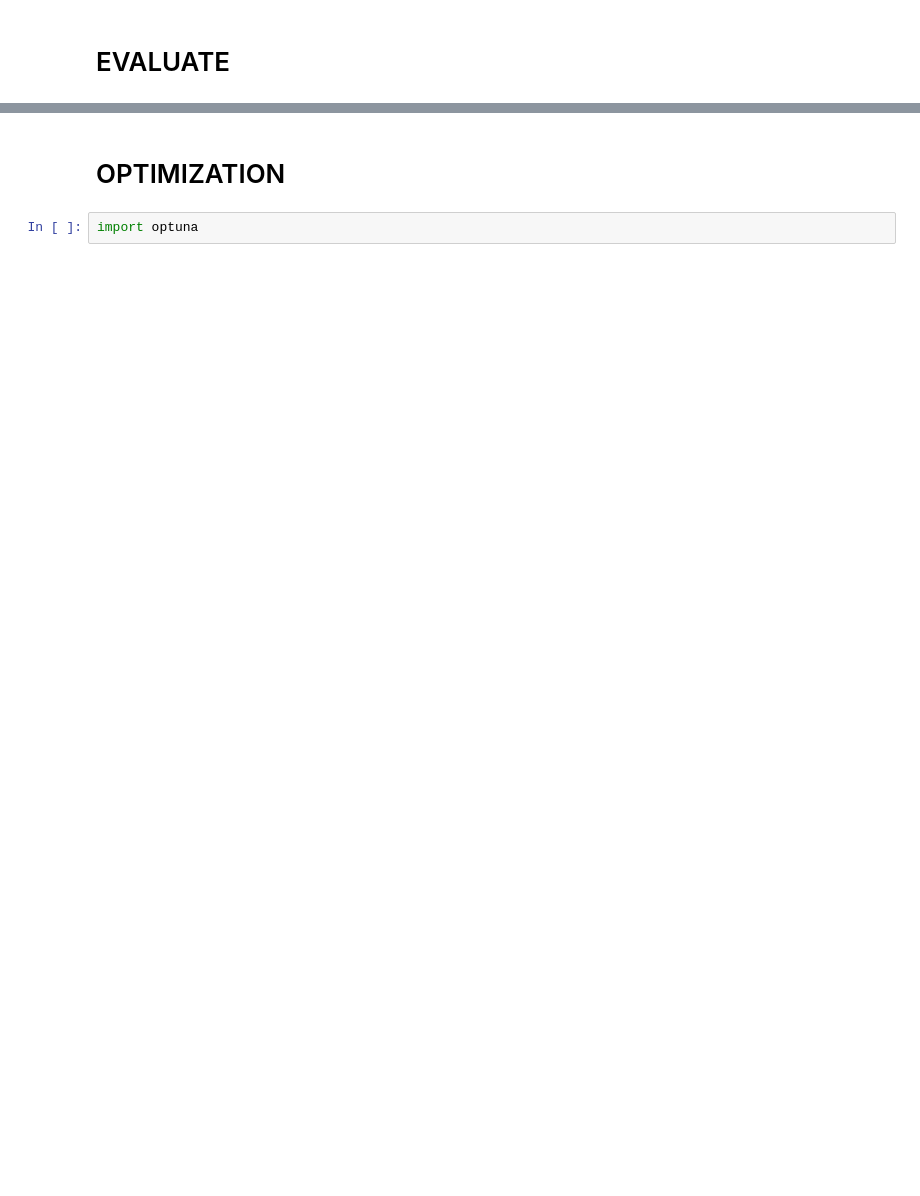
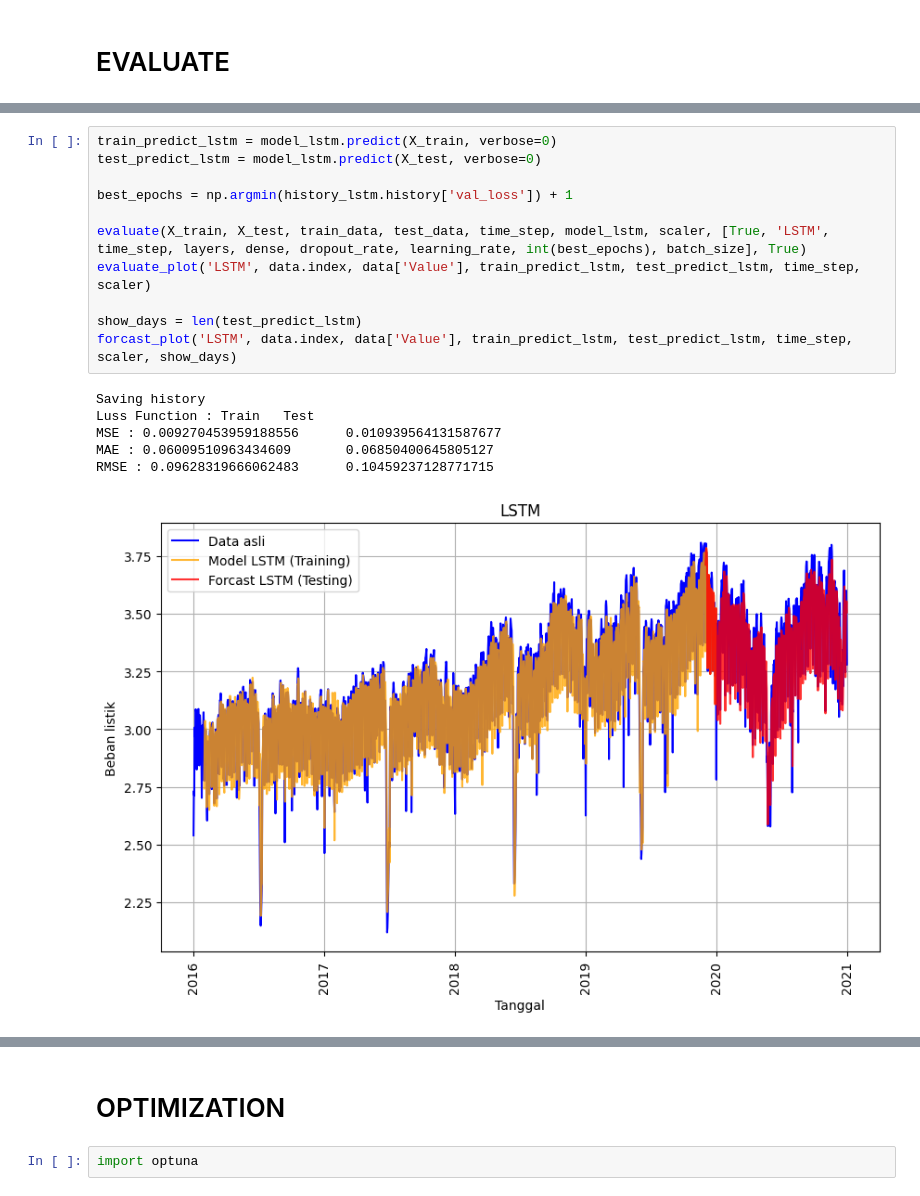
Before and after one commit to saazizau/ipynb, a Jupyter notebook: Notebook/LSTM_&_BiLSTM.ipynb, the cells around one changed output, grey strips where cells are left out. Saved outputs shown, nothing was run; the diff lists cells and outputs as text; blank space fills up the shorter version.

```diff
--- a/Notebook/LSTM_&_BiLSTM.ipynb
+++ b/Notebook/LSTM_&_BiLSTM.ipynb
@@ -427,3 +437,21 @@ def forcast_plot(title, time, data, train_predict, test_predict, time_step, scal
     plt.legend()
     plt.grid(True)  # Add gridlines
     plt.show()
+# %%
+train_predict_lstm = model_lstm.predict(X_train, verbose=0)
+test_predict_lstm = model_lstm.predict(X_test, verbose=0)
+
+best_epochs = np.argmin(history_lstm.history['val_loss']) + 1
+
+evaluate(X_train, X_test, train_data, test_data, time_step, model_lstm, scaler, [True, 'LSTM', time_step, layers, dense, dropout_rate, learning_rate, int(best_epochs), batch_size], True)
+evaluate_plot('LSTM', data.index, data['Value'], train_predict_lstm, test_predict_lstm, time_step, scaler)
+
+show_days = len(test_predict_lstm)
+forcast_plot('LSTM', data.index, data['Value'], train_predict_lstm, test_predict_lstm, time_step, scaler, show_days)
+# %% [output]
+Saving history
+Luss Function : Train   Test
+MSE : 0.009270453959188556      0.010939564131587677
+MAE : 0.06009510963434609       0.06850400645805127
+RMSE : 0.09628319666062483      0.10459237128771715
+[figure, added]
```
Also changed, not shown: parts of 26 cells of this notebook, 1 other file.
